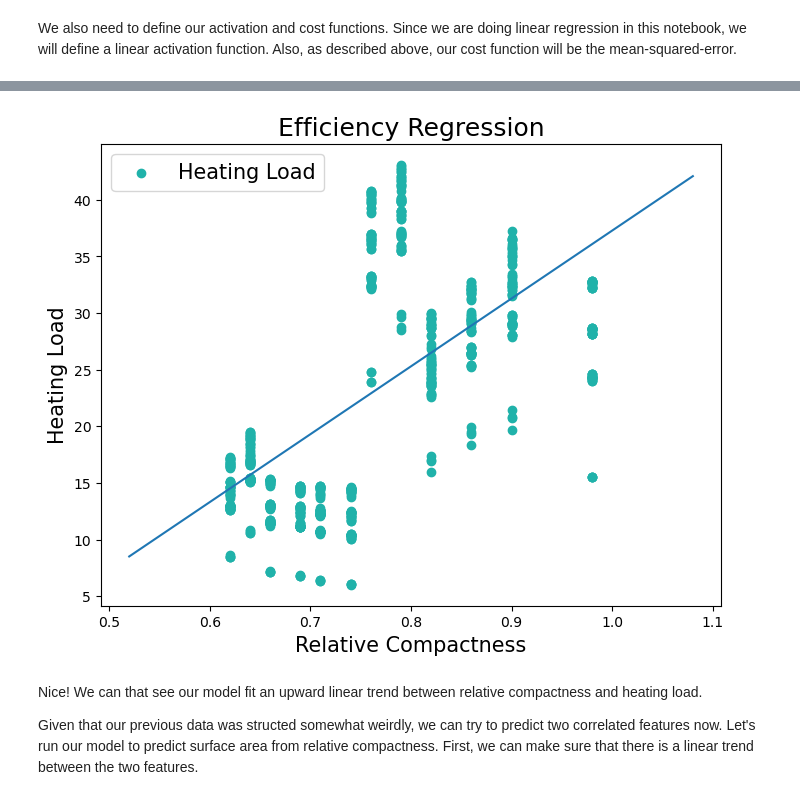
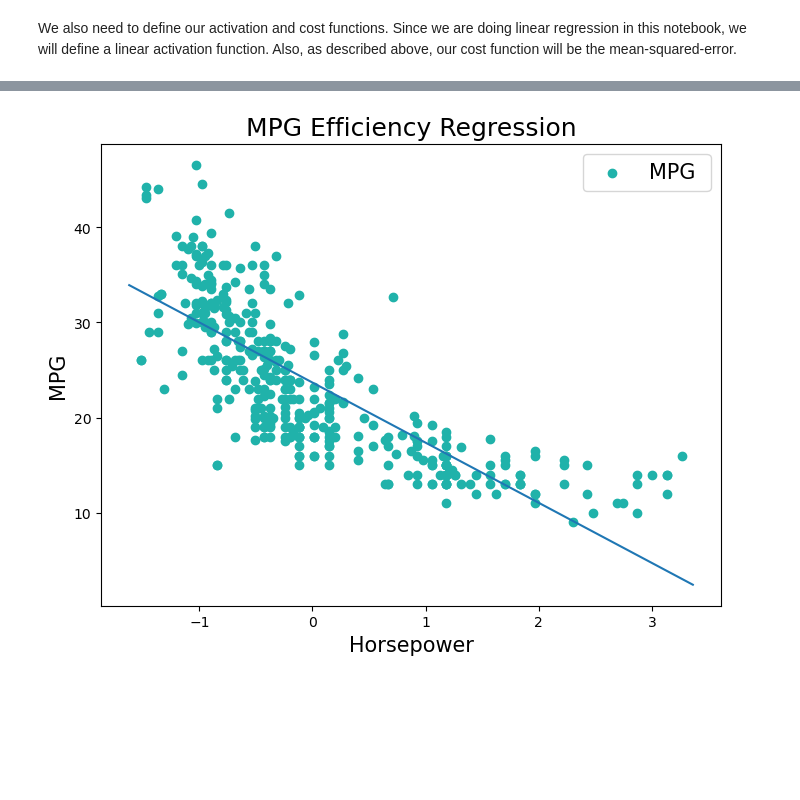
Before and after one commit to kritshan/INDE-577, a Jupyter notebook: Supervised Learning/Linear + Logistic Regression/linear_regression.ipynb, the cells around one changed output, grey strips where cells are left out. Drawn from its saved outputs; the diff is of its cells as text; code cells hidden in the pictures; blank space fills up the shorter version.

```diff
--- a/Supervised Learning/Linear + Logistic Regression/linear_regression.ipynb
+++ b/Supervised Learning/Linear + Logistic Regression/linear_regression.ipynb
@@ -168,7 +168,7 @@ def linear_regression_activation(z):
 
     return z
 
-def mean_sqaured_error(y_hat, y):
+def mean_squared_error(y_hat, y):
     '''
     Mean Squared Error cost function
 
@@ -192,20 +192,25 @@ We can now apply our linear regression on our energy efficiency dataset and anal
 Let's load our data and visualize the trend between the target and feature.
 # %%
 import pandas as pd
+import matplotlib.pyplot as plt
 
-energy = pd.read_csv("/Users/kritinshanmugam/Downloads/energy.csv")
 
-energy = energy.dropna()
+auto = pd.read_csv("/Users/kritinshanmugam/Downloads/auto-mpg.csv")
+auto = auto[auto['horsepower'] != '?']
 
-X = energy['X1'].values.reshape(-1, 1)
-y = energy['Y1'].values
+X = auto.drop(['car name', 'mpg'], axis=1)
+X = X.astype('float64')
+
+X = (X - X.mean())/X.std()
+X = X['horsepower'].astype('float64')
+y = auto['mpg'].astype('float64')
+
 
 plt.figure(figsize=(8, 6))
 plt.scatter(X, y, color='blue', alpha=0.5)
-plt.title('Relative Compactness vs. Heating Load')
-plt.xlabel('Relative Compactness')
-plt.ylabel('Heating Load'
-           )
+plt.title('Horsepower vs. MPG ')
+plt.xlabel('Horsepower')
+plt.ylabel('MPG')
 plt.grid(True)
 plt.show()
 # %% [output]
@@ -215,20 +220,19 @@ Due to the structure of our data, it appears that there are mutliple outcomes fo
 # %%
-neuron = SingleNeuron(linear_regression_activation, mean_sqaured_error)
+X = X.values.reshape(-1, 1)
+y = y.values
+
+neuron = SingleNeuron(linear_regression_activation, mean_squared_error)
 neuron.train(X, y, alpha=0.001, epochs=20000)
 
 domain = np.linspace(np.min(X) - .1, np.max(X) + .1, 100)
 
 plt.figure(figsize = (8, 6))
-plt.scatter(X, y, color = "lightseagreen", label = "Heating Load")
+plt.scatter(X, y, color = "lightseagreen", label = "MPG ")
 plt.plot(domain, neuron.predict(domain.reshape(-1, 1)))
-plt.xlabel("Relative Compactness", fontsize = 15)
-plt.ylabel("Heating Load", fontsize = 15)
-plt.title("Efficiency Regression", fontsize = 18)
+plt.xlabel("Horsepower", fontsize = 15)
+plt.ylabel("MPG", fontsize = 15)
+plt.title("MPG Efficiency Regression", fontsize = 18)
 plt.legend(fontsize = 15)
 plt.show()
 # %% [output]
-[figure, old version]
+[figure, new version]
-# %% [markdown]
-Nice! We can that see our model fit an upward linear trend between relative compactness and heating load.
-
-Given that our previous data was structed somewhat weirdly, we can try to predict two correlated features now. Let's run our model to predict surface area from relative compactness. First, we can make sure that there is a linear trend between the two features.
```
Also changed, not shown: parts of 7 cells of this notebook, 4 other files.
